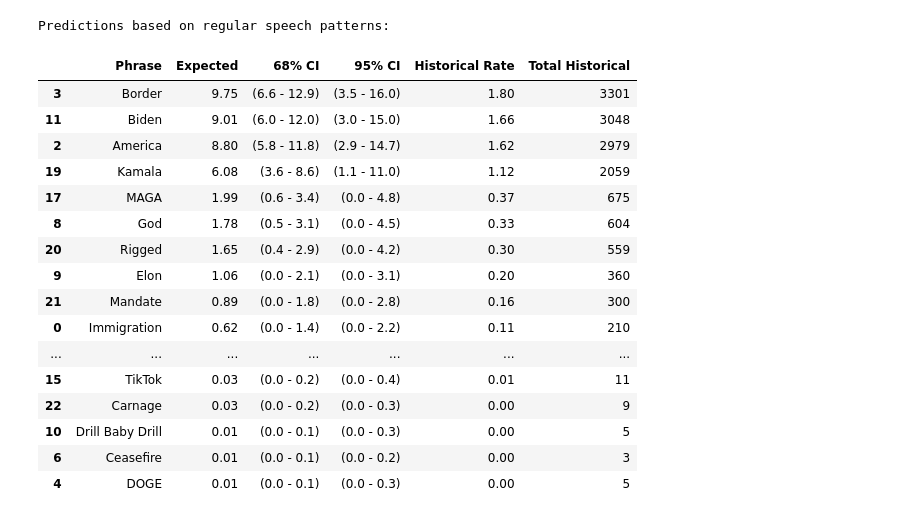
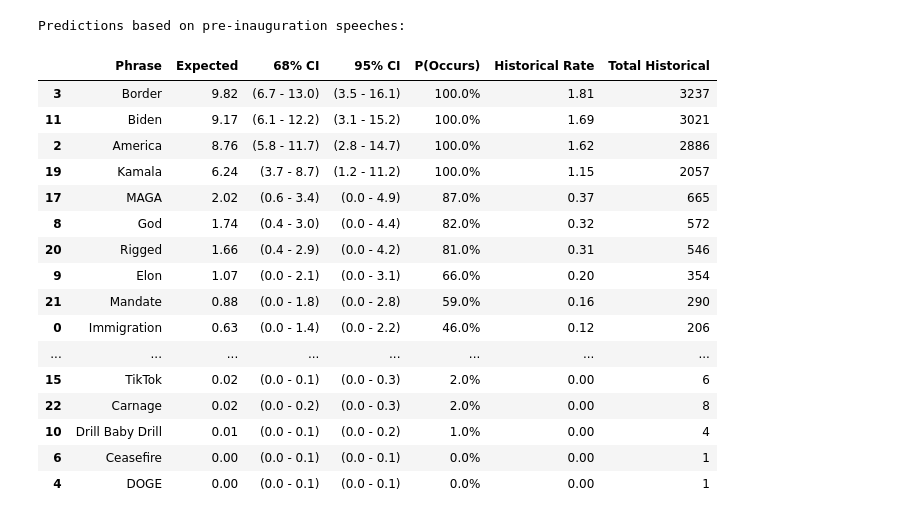
Before and after one commit to jsteng19/kalshi-research, a Jupyter notebook: notebooks/sotu_analysis copy.ipynb, the cells around one changed output. Cells and saved outputs as stored; diff of their text form; code cells hidden in the pictures.

```diff
--- a/notebooks/sotu_analysis copy.ipynb
+++ b/notebooks/sotu_analysis copy.ipynb
@@ -21 +26,4 @@ plt.rcParams['figure.figsize'] = [12, 6]
+# %%
+CONTEXT_WINDOW = 100  # Number of characters before/after for context
+INAUGURATION_DATE = datetime(2025, 1, 20)
 # %%
@@ -102,23 +127,25 @@ def process_directory(directory):
 df = process_directory('../data/processed-transcripts')
 df = df.sort_values('date')
 
-# Split into speeches and SOTU
-df_speeches = df[df['category'] == 'speech']
+# Split into categories
+df_pre_inaug = df[(df['category'] == 'speech') & (df['date'] < INAUGURATION_DATE)]
+df_post_inaug = df[(df['category'] == 'speech') & (df['date'] >= INAUGURATION_DATE)]
 df_sotu = df[df['category'] == 'sotu']
 
 # Print dataset statistics
 print("Dataset Statistics:")
-print(f"Regular speeches: {len(df_speeches)}")
+print(f"Pre-inauguration speeches: {len(df_pre_inaug)}")
+print(f"Post-inauguration speeches: {len(df_post_inaug)}")
 print(f"SOTU addresses: {len(df_sotu)}")
 
 print("\nWord Count Statistics:")
-print(f"Regular speeches average length: {df_speeches['text_length'].mean():.0f} words")
-print(f"Regular speeches total words: {df_speeches['text_length'].sum():,} words")
+print(f"Pre-inauguration average length: {df_pre_inaug['text_length'].mean():.0f} words")
+print(f"Post-inauguration average length: {df_post_inaug['text_length'].mean():.0f} words")
 print(f"SOTU average length: {df_sotu['text_length'].mean():.0f} words")
-print(f"SOTU total words: {df_sotu['text_length'].sum():,} words")
 
 print("\nDate Ranges:")
-print(f"Regular speeches: {df_speeches['date'].min().strftime('%Y-%m-%d')} to {df_speeches['date'].max().strftime('%Y-%m-%d')}")
+print(f"Pre-inauguration: {df_pre_inaug['date'].min().strftime('%Y-%m-%d')} to {df_pre_inaug['date'].max().strftime('%Y-%m-%d')}")
+print(f"Post-inauguration: {df_post_inaug['date'].min().strftime('%Y-%m-%d')} to {df_post_inaug['date'].max().strftime('%Y-%m-%d')}")
 print(f"SOTU addresses: {df_sotu['date'].min().strftime('%Y-%m-%d')} to {df_sotu['date'].max().strftime('%Y-%m-%d')}")
 # %% [output]
 Categories found in directory:
@@ -168,59 +232,68 @@ def calculate_poisson_predictions(df, avg_length):
         # Calculate confidence intervals
         sigma = np.sqrt(expected)  # Standard deviation for Poisson
 
+        # Calculate probability of at least one occurrence using Poisson
+        prob_at_least_one = 1 - np.exp(-expected)  # P(X >= 1) = 1 - P(X = 0)
+
         predictions.append({
             'Phrase': phrase,
             'Expected': expected,
             'Lower 1σ': max(0, expected - sigma),
             'Upper 1σ': expected + sigma,
             'Lower 2σ': max(0, expected - 2*sigma),
             'Upper 2σ': expected + 2*sigma,
             'Historical Rate': rate_per_word * 1000,  # per 1000 words
-            'Total Historical': total_occurrences
+            'Total Historical': total_occurrences,
+            'P(Occurs)': prob_at_least_one
         })
 
     return pd.DataFrame(predictions)
 
 # Use SOTU average length for predictions
 avg_sotu_length = df_sotu['text_length'].mean()
 
-# Calculate predictions from both sources
-predictions_from_speeches = calculate_poisson_predictions(df_speeches, avg_sotu_length)
-predictions_from_sotu = calculate_poisson_predictions(df_sotu, avg_sotu_length)
+# Calculate predictions from all sources
+predictions_pre_inaug = calculate_poisson_predictions(df_pre_inaug, avg_sotu_length)
+predictions_post_inaug = calculate_poisson_predictions(df_post_inaug, avg_sotu_length)
+predictions_sotu = calculate_poisson_predictions(df_sotu, avg_sotu_length)
 
 # Format the tables
 def format_prediction_table(df, source):
     formatted = df.copy()
     formatted = formatted.round(2)
     formatted['68% CI'] = formatted.apply(lambda x: f"({x['Lower 1σ']:.1f} - {x['Upper 1σ']:.1f})", axis=1)
     formatted['95% CI'] = formatted.apply(lambda x: f"({x['Lower 2σ']:.1f} - {x['Upper 2σ']:.1f})", axis=1)
+    formatted['P(Occurs)'] = formatted['P(Occurs)'].apply(lambda x: f"{x:.1%}")
 
     return formatted[[
-        'Phrase', 'Expected', '68% CI', '95% CI',
+        'Phrase', 'Expected', '68% CI', '95% CI', 'P(Occurs)',
         'Historical Rate', 'Total Historical'
     ]].sort_values('Expected', ascending=False)
 
-print("Predictions based on regular speech patterns:")
-display(format_prediction_table(predictions_from_speeches, 'speeches'))
+print("Predictions based on pre-inauguration speeches:")
+display(format_prediction_table(predictions_pre_inaug, 'pre-inauguration'))
+
+print("\nPredictions based on post-inauguration speeches:")
+display(format_prediction_table(predictions_post_inaug, 'post-inauguration'))
 
 print("\nPredictions based on previous SOTU addresses:")
-display(format_prediction_table(predictions_from_sotu, 'sotu'))
+display(format_prediction_table(predictions_sotu, 'sotu'))
 # %% [output]
-Predictions based on regular speech patterns:
+Predictions based on pre-inauguration speeches:
-|  | Phrase | Expected | 68% CI | 95% CI | Historical Rate | Total Historical |
-| 3 | Border | 9.75 | (6.6 - 12.9) | (3.5 - 16.0) | 1.80 | 3301 |
-| 11 | Biden | 9.01 | (6.0 - 12.0) | (3.0 - 15.0) | 1.66 | 3048 |
-| 2 | America | 8.80 | (5.8 - 11.8) | (2.9 - 14.7) | 1.62 | 2979 |
-| 19 | Kamala | 6.08 | (3.6 - 8.6) | (1.1 - 11.0) | 1.12 | 2059 |
-| 17 | MAGA | 1.99 | (0.6 - 3.4) | (0.0 - 4.8) | 0.37 | 675 |
-| 8 | God | 1.78 | (0.5 - 3.1) | (0.0 - 4.5) | 0.33 | 604 |
-| 20 | Rigged | 1.65 | (0.4 - 2.9) | (0.0 - 4.2) | 0.30 | 559 |
-| 9 | Elon | 1.06 | (0.0 - 2.1) | (0.0 - 3.1) | 0.20 | 360 |
-| 21 | Mandate | 0.89 | (0.0 - 1.8) | (0.0 - 2.8) | 0.16 | 300 |
-| 0 | Immigration | 0.62 | (0.0 - 1.4) | (0.0 - 2.2) | 0.11 | 210 |
-| ... | ... | ... | ... | ... | ... | ... |
-| 15 | TikTok | 0.03 | (0.0 - 0.2) | (0.0 - 0.4) | 0.01 | 11 |
-| 22 | Carnage | 0.03 | (0.0 - 0.2) | (0.0 - 0.3) | 0.00 | 9 |
-| 10 | Drill Baby Drill | 0.01 | (0.0 - 0.1) | (0.0 - 0.3) | 0.00 | 5 |
-| 6 | Ceasefire | 0.01 | (0.0 - 0.1) | (0.0 - 0.2) | 0.00 | 3 |
-| 4 | DOGE | 0.01 | (0.0 - 0.1) | (0.0 - 0.3) | 0.00 | 5 |
+|  | Phrase | Expected | 68% CI | 95% CI | P(Occurs) | Historical Rate | Total Historical |
+| 3 | Border | 9.82 | (6.7 - 13.0) | (3.5 - 16.1) | 100.0% | 1.81 | 3237 |
+| 11 | Biden | 9.17 | (6.1 - 12.2) | (3.1 - 15.2) | 100.0% | 1.69 | 3021 |
+| 2 | America | 8.76 | (5.8 - 11.7) | (2.8 - 14.7) | 100.0% | 1.62 | 2886 |
+| 19 | Kamala | 6.24 | (3.7 - 8.7) | (1.2 - 11.2) | 100.0% | 1.15 | 2057 |
+| 17 | MAGA | 2.02 | (0.6 - 3.4) | (0.0 - 4.9) | 87.0% | 0.37 | 665 |
+| 8 | God | 1.74 | (0.4 - 3.0) | (0.0 - 4.4) | 82.0% | 0.32 | 572 |
+| 20 | Rigged | 1.66 | (0.4 - 2.9) | (0.0 - 4.2) | 81.0% | 0.31 | 546 |
+| 9 | Elon | 1.07 | (0.0 - 2.1) | (0.0 - 3.1) | 66.0% | 0.20 | 354 |
+| 21 | Mandate | 0.88 | (0.0 - 1.8) | (0.0 - 2.8) | 59.0% | 0.16 | 290 |
+| 0 | Immigration | 0.63 | (0.0 - 1.4) | (0.0 - 2.2) | 46.0% | 0.12 | 206 |
+| ... | ... | ... | ... | ... | ... | ... | ... |
+| 15 | TikTok | 0.02 | (0.0 - 0.1) | (0.0 - 0.3) | 2.0% | 0.00 | 6 |
+| 22 | Carnage | 0.02 | (0.0 - 0.2) | (0.0 - 0.3) | 2.0% | 0.00 | 8 |
+| 10 | Drill Baby Drill | 0.01 | (0.0 - 0.1) | (0.0 - 0.2) | 1.0% | 0.00 | 4 |
+| 6 | Ceasefire | 0.00 | (0.0 - 0.1) | (0.0 - 0.1) | 0.0% | 0.00 | 1 |
+| 4 | DOGE | 0.00 | (0.0 - 0.1) | (0.0 - 0.1) | 0.0% | 0.00 | 1 |
```
Also changed, not shown: parts of 14 cells of this notebook, 15 other files.
